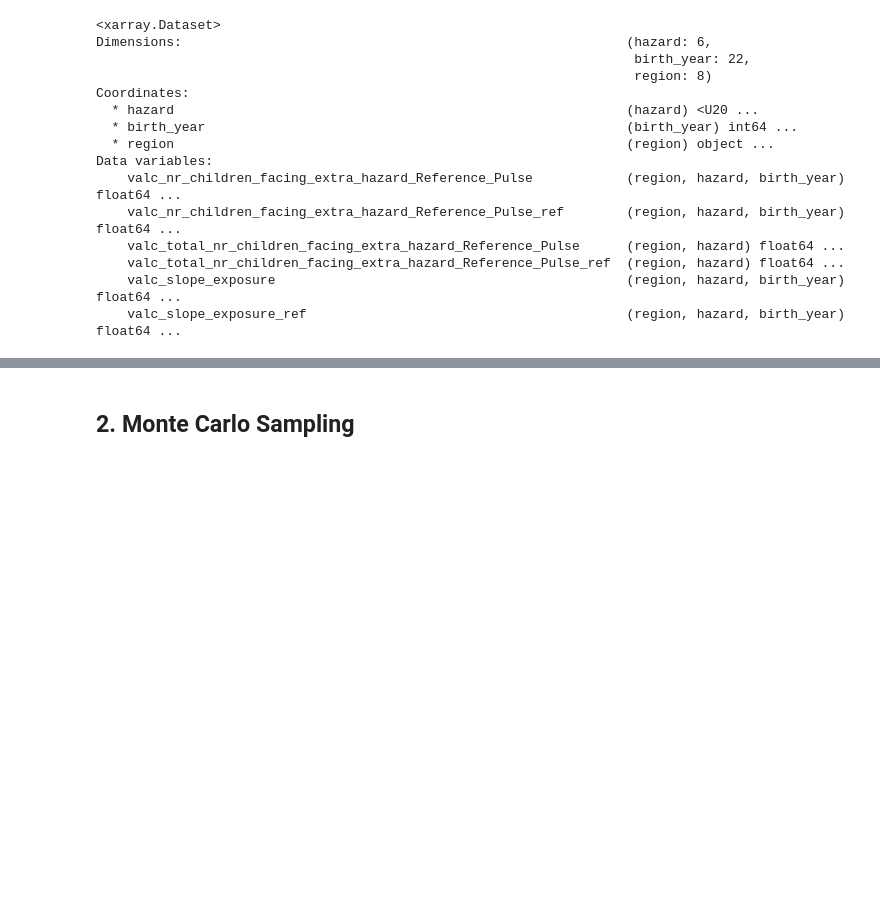
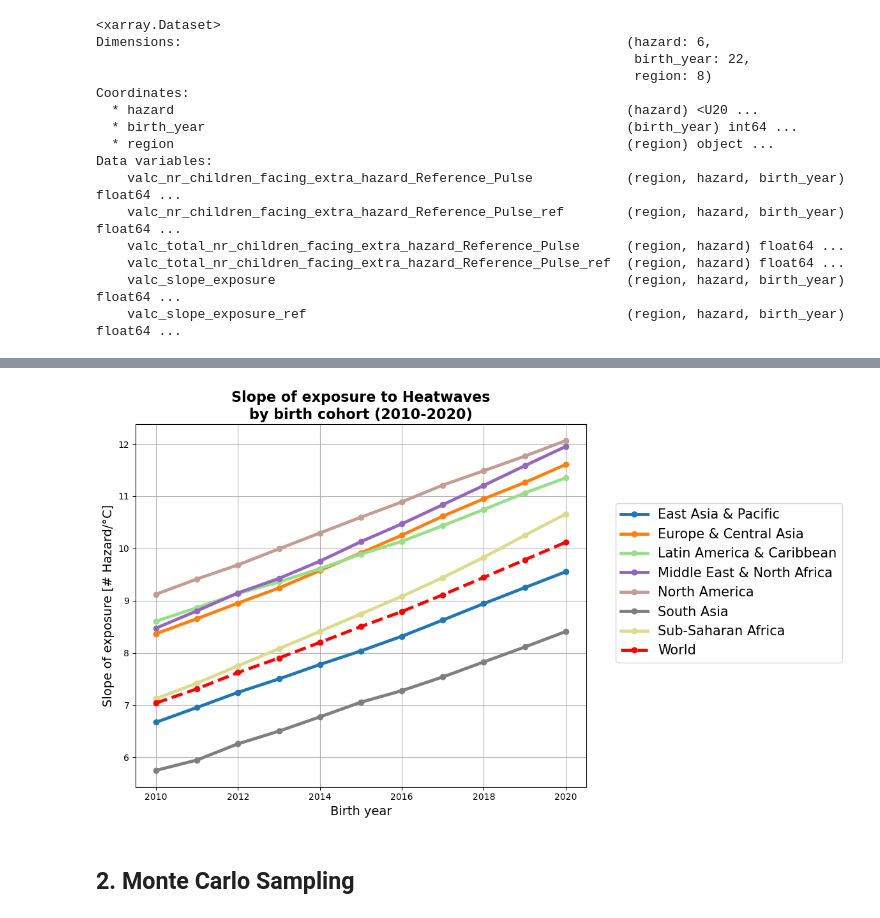
Before and after one commit to AmauryLaridon/Source2Suffering, a Jupyter notebook: notebooks/source2suffering.ipynb, the cells around one changed output, grey strips where cells are left out. Cells and saved outputs as stored; diff of their text form; code cells hidden in the pictures; blank space fills up the shorter version.

```diff
--- a/notebooks/source2suffering.ipynb
+++ b/notebooks/source2suffering.ipynb
@@ -239,0 +244,6 @@ plt.show()
+# %%
+# Load the values computed by the Source2Suffering framework with the new demography #
+with open(data_dir+'{}/source2suffering/reference_pulse/ds_S2S_Reference_Pulse_Regions_gmt_{}_{}.pkl'.format('pickles_S2S_v1','ar6_new','rm'), 'rb') as f:
+        ds_S2S_Reference_Pulse_Regions_gmt_ar6_new_rm = pk.load(f)
+
+print(ds_S2S_Reference_Pulse_Regions_gmt_ar6_new_rm['valc_slope_exposure'].sel(region='East Asia & Pacific'))
@@ -240,3 +268,43 @@ plt.show()
+# %%
+import matplotlib.cm as cm
+
+# Select the hazard of interest
+
+hazard_idx = 4
+
+hazard_name_str = hazards_name[hazard_idx]
+hazard_name = hazards[hazard_idx]
+
+ds_sel = ds_S2S_Reference_Pulse_Regions_gmt_ar6_new_rm['valc_slope_exposure'].sel(hazard=hazard_name)
+
+# Select the birth years of interest
+birth_years = np.arange(2010, 2021)
+ds_sel = ds_sel.sel(birth_year=birth_years)
+
+# Prepare colors using a qualitative colormap (tab20 has 20 distinct colors)
+cmap = cm.get_cmap('tab20', len(ds_sel.region.values))
+
+plt.figure(figsize=(12, 7))
+
+# Loop over regions to plot each one with its own color
+for i, region in enumerate(ds_sel.region.values):
+    slope_values = ds_sel.sel(region=region).values
+    if region == 'World':
+        plt.plot(birth_years, slope_values, marker='o', lw=3.5, label=region, color='red', linestyle='--')
+    else:
+        plt.plot(birth_years, slope_values, marker='o', lw=3.5, label=region, color=cmap(i))
+
+# Customize the plot aesthetics
+plt.title(f"Slope of exposure to {hazard_name_str}\nby birth cohort (2010-2020)", fontsize=16, fontweight='bold')
+plt.xlabel("Birth year", fontsize=14)
+plt.ylabel("Slope of exposure [# Hazard/°C]", fontsize=14)
+plt.grid(True)
+plt.legend(fontsize=15, bbox_to_anchor=(1.05, 0.8), loc='upper left')
+plt.tight_layout()
+plt.savefig(scripts_dir + f'/figures/source2suffering/reference_pulse/fig3_Reference_Pulse_{hazard_name_str}_regions_slope_comp.png', bbox_inches='tight', dpi=300)
+plt.show()
+# %% [output]
+[figure, added]
 # %% [markdown]
 ## 2. Monte Carlo Sampling
 # %% [markdown]
```
Also changed, not shown: parts of 4 cells of this notebook, 44 other files.
